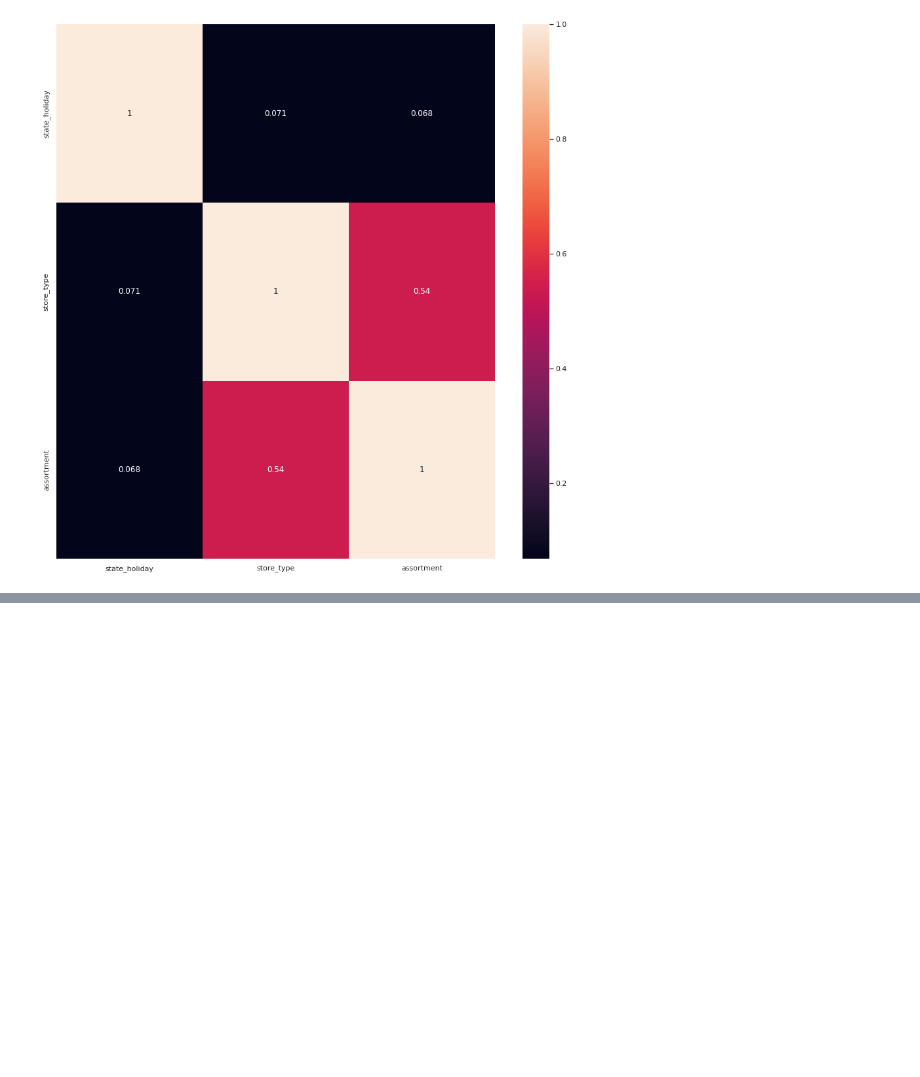
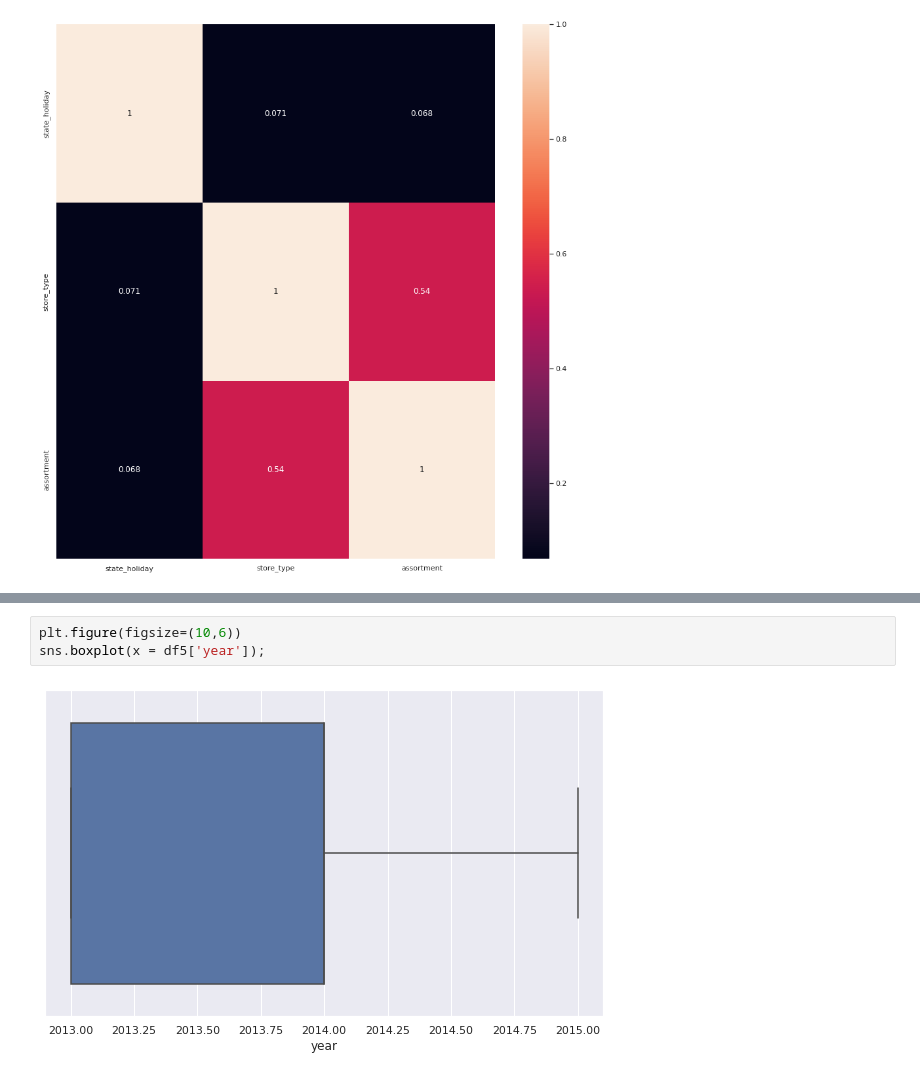
Before and after one commit to velozo-oliveira/rosmman_sales_prediction, a Jupyter notebook: m02_v01_store_sales_prediction.ipynb, the cells around one changed output, grey strips where cells are left out. Drawn from its saved outputs; the diff is of its cells as text; blank space fills up the shorter version.

```diff
--- a/m02_v01_store_sales_prediction.ipynb
+++ b/m02_v01_store_sales_prediction.ipynb
@@ -794,0 +899,5 @@ After consulting section 4.1.2 it is noted that there is no normal distribution.
+# %%
+plt.figure(figsize=(10,6))
+sns.boxplot(x = df5['year']);
+# %% [output]
+[figure, added]
```
Also changed, not shown: parts of 124 cells of this notebook, 1 other file.
